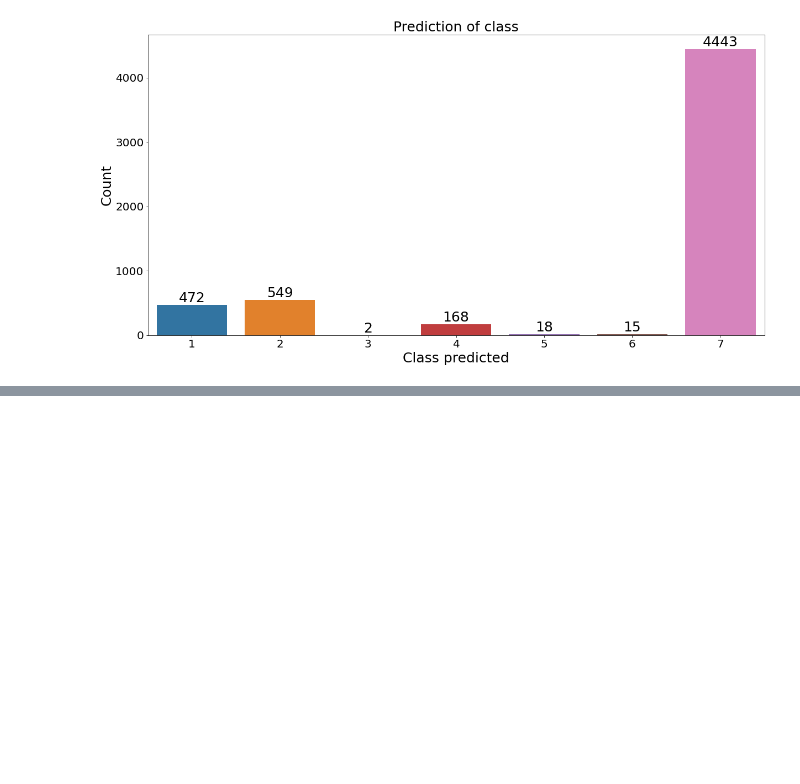
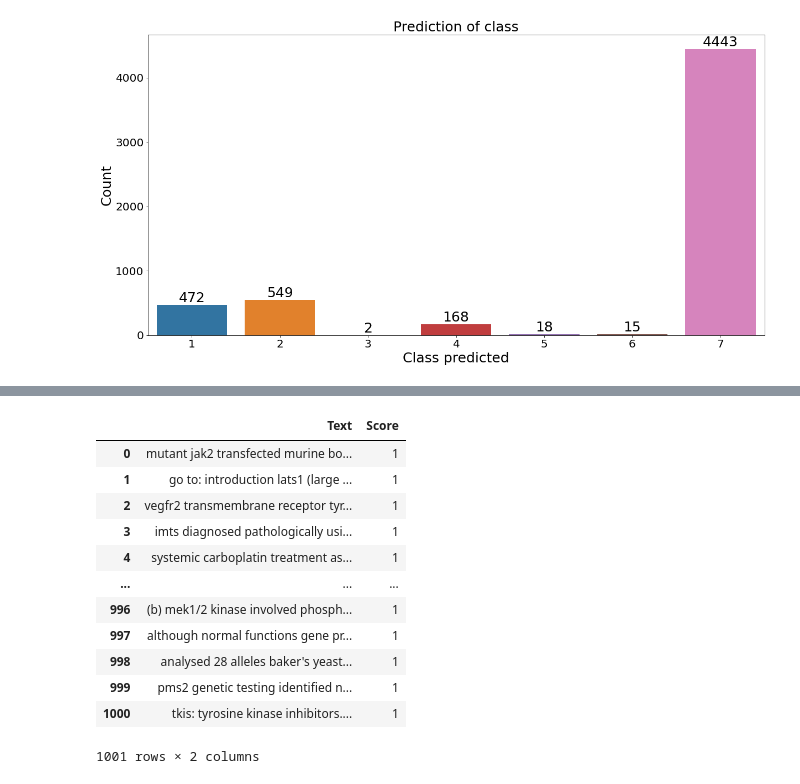
Before and after one commit to Chabname/RAPMC, a Jupyter notebook: notebook/Submission_kaggle.ipynb, the cells around one changed output, grey strips where cells are left out. Drawn from its saved outputs; the diff is of its cells as text; code cells hidden in the pictures; blank space fills up the shorter version.

```diff
--- a/notebook/Submission_kaggle.ipynb
+++ b/notebook/Submission_kaggle.ipynb
@@ -371,0 +492,24 @@ plt.show()
+# %%
+kaggle_concat = pd.merge(kaggle_var,kaggle_text, on = "ID")
+# %%
+kaggle_clean = kaggle_concat.loc[:1000].apply(lambda line: article_cleaner.extract_match(line), axis = 1)
+# %%
+kaggle_dtf = pd.DataFrame(list(kaggle_clean), columns = ["Text","Score"])
+# %%
+kaggle_dtf["Text"] = pre_processing(kaggle_dtf["Text"])
+# %%
+kaggle_dtf
+# %% [output]
+|  | Text | Score |
+| 0 | mutant jak2 transfected murine bo... | 1 |
+| 1 | go to: introduction lats1 (large ... | 1 |
+| 2 | vegfr2 transmembrane receptor tyr... | 1 |
+| 3 | imts diagnosed pathologically usi... | 1 |
+| 4 | systemic carboplatin treatment as... | 1 |
+| ... | ... | ... |
+| 996 | (b) mek1/2 kinase involved phosph... | 1 |
+| 997 | although normal functions gene pr... | 1 |
+| 998 | analysed 28 alleles baker's yeast... | 1 |
+| 999 | pms2 genetic testing identified n... | 1 |
+| 1000 | tkis: tyrosine kinase inhibitors.... | 1 |
+1001 rows × 2 columns
```
Also changed, not shown: parts of 23 cells of this notebook.
